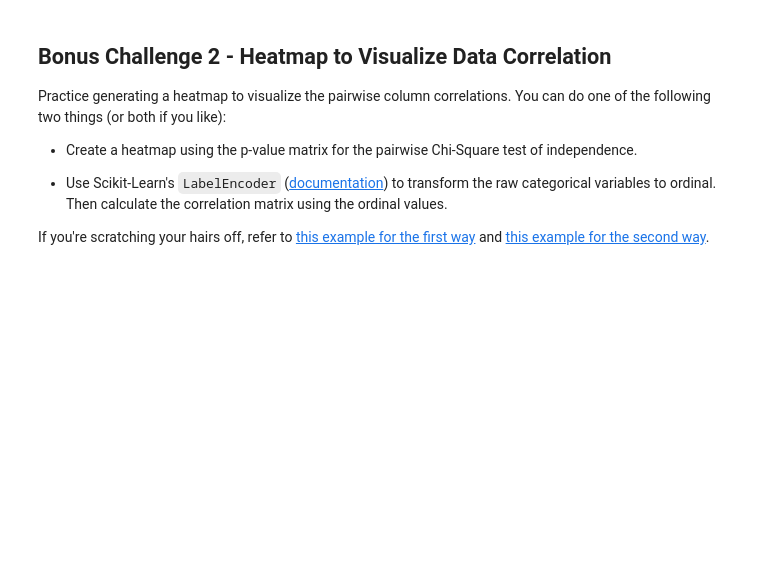
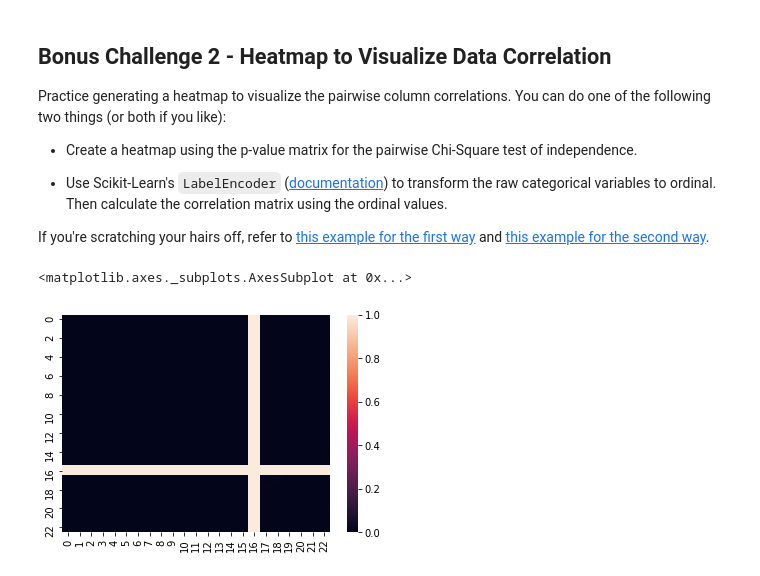
Before and after one commit to marisfont/madrid-oct-2018, a Jupyter notebook: module-3/lab-machine-learning-pipelines/your-code/main.ipynb, the cells around one changed output. Cells and saved outputs as stored; diff of their text form; code cells hidden in the pictures; blank space fills up the shorter version.

```diff
--- a/module-3/lab-machine-learning-pipelines/your-code/main.ipynb
+++ b/module-3/lab-machine-learning-pipelines/your-code/main.ipynb
@@ -388,0 +387,6 @@ If you're scratching your hairs off, refer to [this example for the first way](h
+# %%
+import seaborn as sns
+sns.heatmap(matrix)
+# %% [output]
+<matplotlib.axes._subplots.AxesSubplot at 0x...>
+[figure, added]
```
Also changed, not shown: parts of 1 cell of this notebook.
